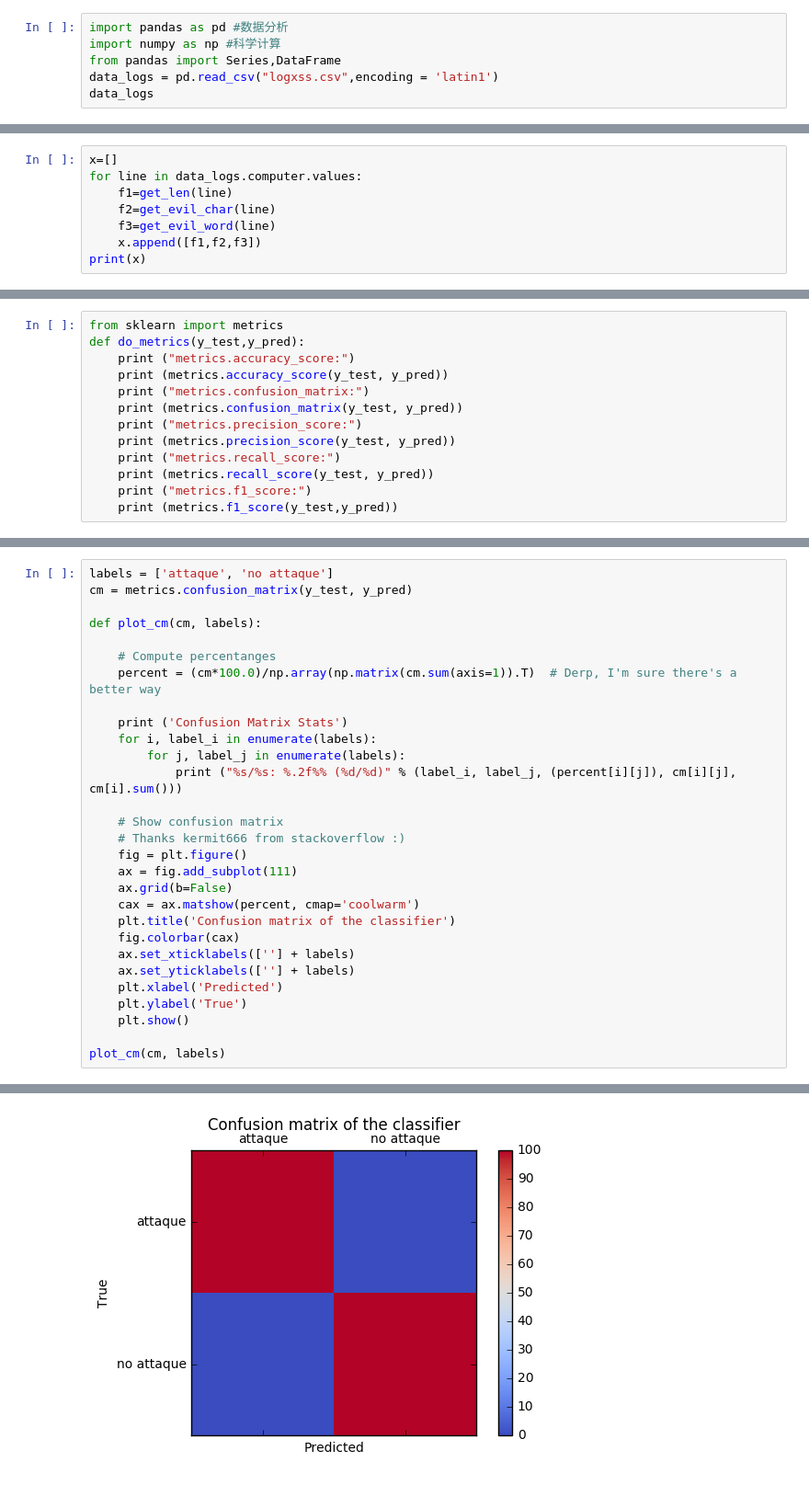
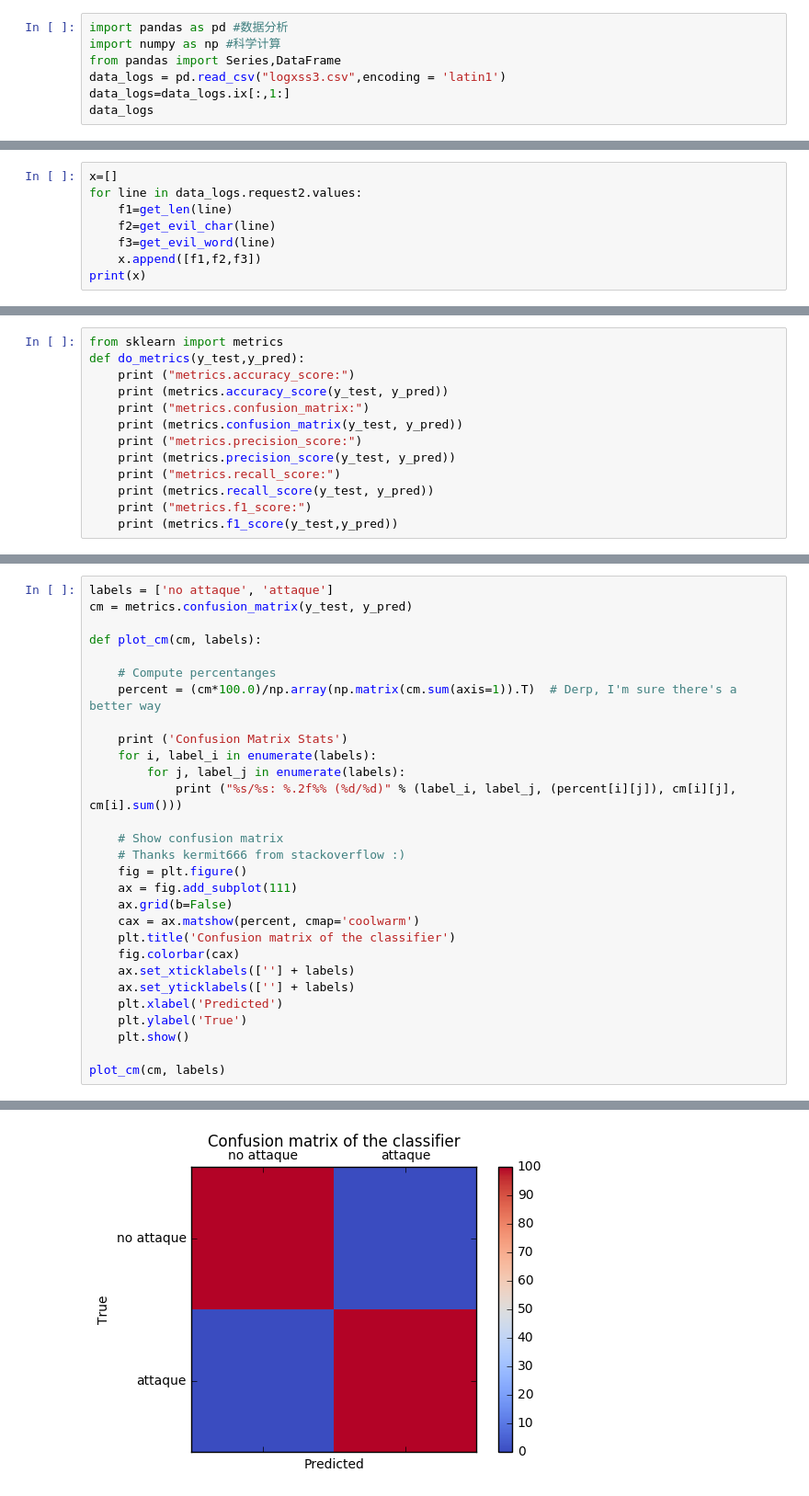
Before and after one commit to songchangyi/CyberAttackDetection, a Jupyter notebook: xss/svc xss.ipynb, the cells around one changed output, grey strips where cells are left out. Shown: that part at 92% size. Cells and saved outputs as stored; diff of their text form.

Commit message:
add all data

```diff
--- a/xss/svc xss.ipynb
+++ b/xss/svc xss.ipynb
@@ -18,6 +18,7 @@ def get_feature(info_comp):
 import pandas as pd #数据分析
 import numpy as np #科学计算
 from pandas import Series,DataFrame
-data_logs = pd.read_csv("logxss.csv",encoding = 'latin1')
+data_logs = pd.read_csv("logxss3.csv",encoding = 'latin1')
+data_logs=data_logs.ix[:,1:]
 data_logs
 # %% [output]
@@ -42,6 +64,6 @@ data_logs
 # %%
 x=[]
-for line in data_logs.computer.values:
+for line in data_logs.request2.values:
     f1=get_len(line)
     f2=get_evil_char(line)
     f3=get_evil_word(line)
@@ -92,5 +114,5 @@ metrics.f1_score:
 # %%
-labels = ['attaque', 'no attaque']
+labels = ['no attaque', 'attaque']
 cm = metrics.confusion_matrix(y_test, y_pred)
 
 def plot_cm(cm, labels):
@@ -127 +149 @@ no attaque/no attaque: 100.00% (249/249)
-[figure, old version]
+[figure, new version]
```
Also changed, not shown: parts of 5 cells of this notebook, 17 other files.
